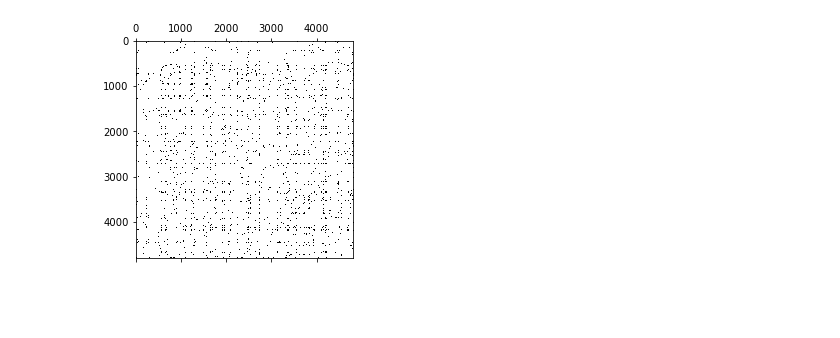
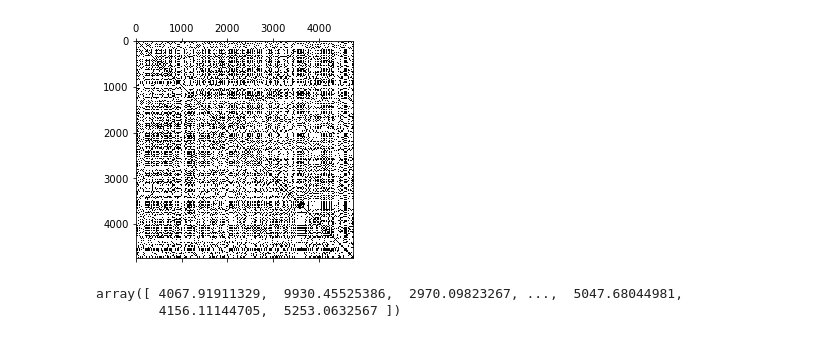
Before and after one commit to MilicaNovak/FinalProjectNTDS2017, a Jupyter notebook: resources/notebooks/Clement.ipynb, the cells around one changed output. Saved outputs shown, nothing was run; the diff lists cells and outputs as text; code cells hidden in the pictures; blank space fills up the shorter version.

Commit message:
Naive graph analysis

```diff
--- a/resources/notebooks/Clement.ipynb
+++ b/resources/notebooks/Clement.ipynb
@@ -155,5 +0,0 @@ reduce_G = nx.ego_graph(G, n, radius=1, center=True, undirected=False, distance=
-# %%
-plt.spy(weight)
-plt.show()
-# %% [output]
-[figure, removed]
@@ -159,0 +11,9 @@ plt.show()
+# %%
+costs = np.load('../../Datasets/costs_parallelized.npz')
+costs = costs['costs']
+np.fill_diagonal(costs,0)
+# %%
+plt.spy(costs)
+plt.show()
+# %% [output]
+[figure, added]
@@ -159,0 +32,5 @@ plt.show()
+# %%
+distances.sum(axis=0)
+# %% [output]
+array([ 4067.91911329,  9930.45525386,  2970.09823267, ...,  5047.68044981,
+        4156.11144705,  5253.0632567 ])
```
Also changed, not shown: parts of 32 cells of this notebook, 4 other files.
